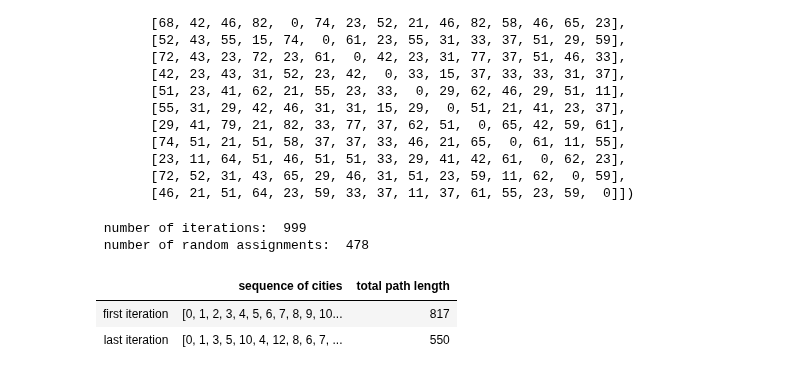
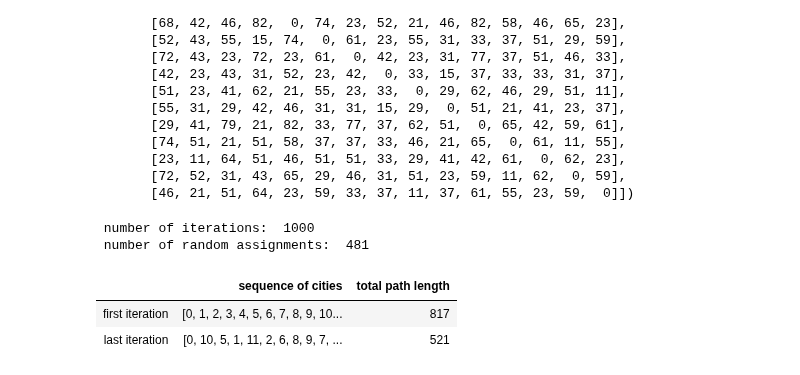
Before and after one commit to belpablo/Algorithms-21, a Jupyter notebook: Lab_4/Lab_4.ipynb, the cells around one changed output. Cells and saved outputs as stored; diff of their text form; code cells hidden in the pictures.

```diff
--- a/Lab_4/Lab_4.ipynb
+++ b/Lab_4/Lab_4.ipynb
@@ -259,10 +310,10 @@ fig, ax = plt.subplots(figsize = (20, 12))
 
 plt.scatter(x_arr, y_arr, c = 'k', label = 'Data')
 
-for i in range(3):
-    plt.plot(x_arr, approximant_func(x_arr, df[df.columns[i]][df.index[:-3]]), linewidth = 2)
+for i in range(len(df.columns)):
+    plt.plot(x_arr, approx_func(x_arr, df[df.columns[i]][df.index[:-3]]), linewidth = 2)
 
-plt.legend(list(algos_dict.keys())[:] + ['$(x_k, y_k)$'])
+plt.legend(list(df.columns)[:] + ['$(x_k, y_k)$'])
 plt.grid()
 
 #fig.savefig('first_res.png')
@@ -410,7 +461,7 @@ def distance_func(path):
 def dist_neighbour(path):
 
     ans = path[:]
-    num_1, num_2 = random.sample([i for i in range(1, len(path) - 2)], 2)[:]
+    num_1, num_2 = random.sample([i for i in range(1, len(path) - 1)], 2)[:]
     ans[num_1], ans[num_2] = ans[num_2], ans[num_1]
 
     return ans
@@ -443,40 +494,40 @@ def simulated_annealing(initial_approx = [i % 15 for i in range(16)], gamma = 1e
     func_eval_num += 2
     iter_num += 1
 
-    while (temp_i >= gamma) :
+    while (temp_i > 0) :
 
         args_prev = args_curr
         func_prev = distance_func(args_prev)
 
         args_i = dist_neighbour(args_prev)
         func_i = distance_func(args_i)
 
         if func_i <= func_prev:
             args_curr = args_i
         else:
             p = np.exp((func_prev - func_i) / temp_i)
             args_curr = random.choices([args_i, args_prev], weights = [p, 1 - p])[0]
             counter += (args_curr == args_i)[0]
 
         temp_i -= gamma
         func_eval_num += 2
         iter_num += 1
 
     print(" number of iterations: ", iter_num, "\n number of random assignments: ", counter)
 
     last_iter_res = {'sequence of cities' : args_curr, 'total path length' : distance_func(args_curr)}
 
     return {'first iteration' : first_iter_res, 'last iteration' : last_iter_res}
 
 
 df = pd.DataFrame(simulated_annealing()).T
 df
 # %% [output]
- number of iterations:  999
- number of random assignments:  478
+ number of iterations:  1000
+ number of random assignments:  481
 |  | sequence of cities | total path length |
 | first iteration | [0, 1, 2, 3, 4, 5, 6, 7, 8, 9, 10... | 817 |
-| last iteration | [0, 1, 3, 5, 10, 4, 12, 8, 6, 7, ... | 550 |
+| last iteration | [0, 10, 5, 1, 11, 2, 6, 8, 9, 7, ... | 521 |
 # %%
 # In this case, the solution found is not the best
 
```
Also changed, not shown: parts of 5 cells of this notebook.
